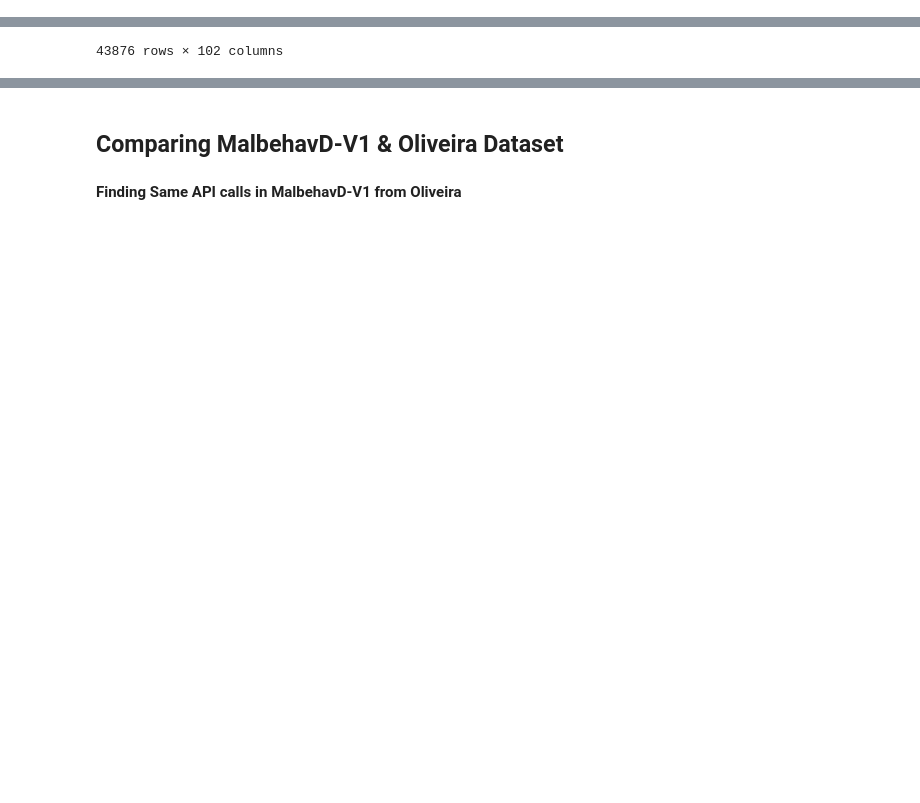
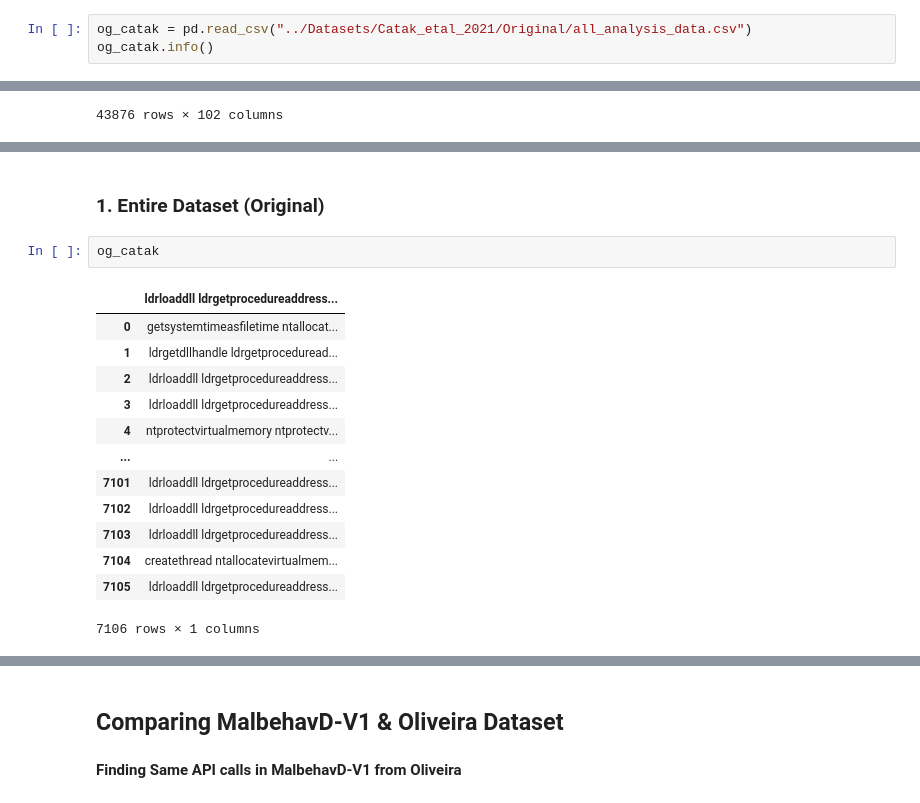
Before and after one commit to jm55/THESIS, a Jupyter notebook: Notebooks/Dataset Scanning.ipynb, the cells around one changed output, grey strips where cells are left out. Cells and saved outputs as stored; diff of their text form; blank space fills up the shorter version.

```diff
--- a/Notebooks/Dataset Scanning.ipynb
+++ b/Notebooks/Dataset Scanning.ipynb
@@ -32,0 +54,3 @@ memory usage: 3.5+ MB
+# %%
+og_catak = pd.read_csv("../Datasets/Catak_etal_2021/Original/all_analysis_data.csv")
+og_catak.info()
@@ -215,0 +282,18 @@ combined_summary: 4343724
+# %% [markdown]
+### 1. Entire Dataset (Original)
+# %%
+og_catak
+# %% [output]
+|  | ldrloaddll ldrgetprocedureaddress... |
+| 0 | getsystemtimeasfiletime ntallocat... |
+| 1 | ldrgetdllhandle ldrgetproceduread... |
+| 2 | ldrloaddll ldrgetprocedureaddress... |
+| 3 | ldrloaddll ldrgetprocedureaddress... |
+| 4 | ntprotectvirtualmemory ntprotectv... |
+| ... | ... |
+| 7101 | ldrloaddll ldrgetprocedureaddress... |
+| 7102 | ldrloaddll ldrgetprocedureaddress... |
+| 7103 | ldrloaddll ldrgetprocedureaddress... |
+| 7104 | createthread ntallocatevirtualmem... |
+| 7105 | ldrloaddll ldrgetprocedureaddress... |
+7106 rows × 1 columns
```
Also changed, not shown: parts of 37 cells of this notebook, 7 other files.
